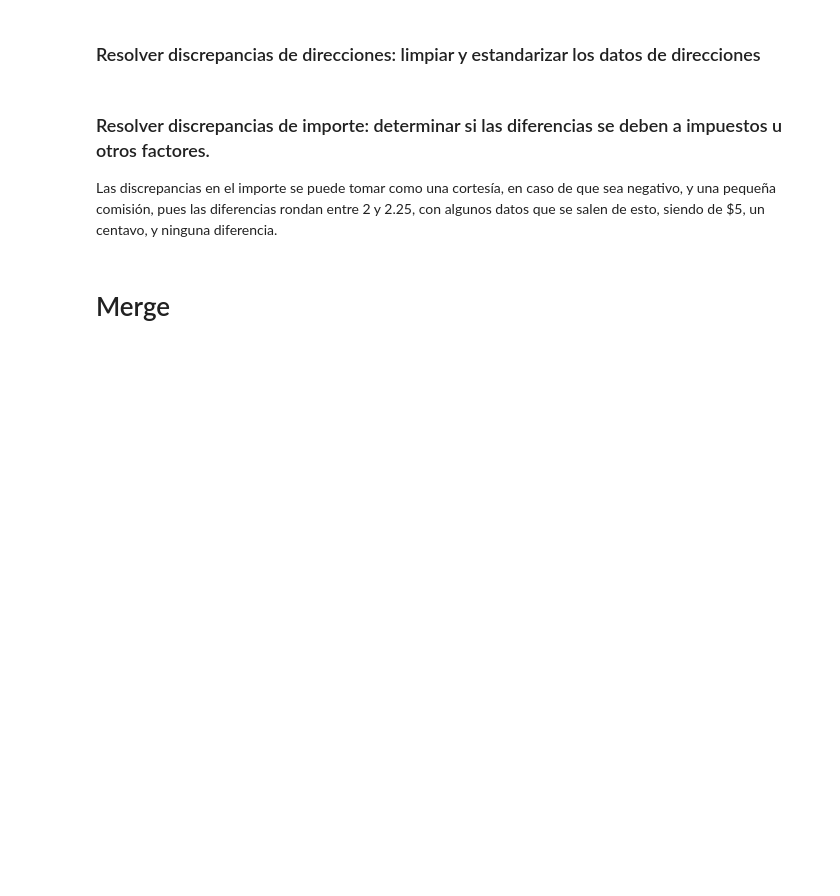
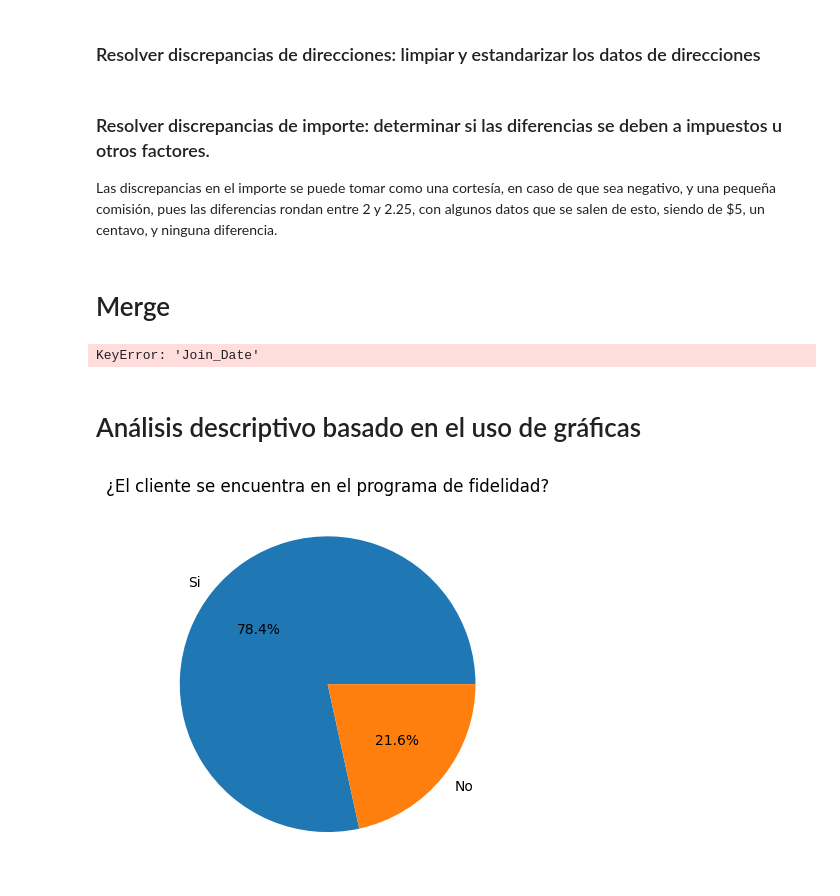
Before and after one commit to SLC-ITESO/MineriaDatos, a Jupyter notebook: Acts/Integracion_Datos/Integracion.ipynb, the cells around one changed output. Saved outputs shown, nothing was run; the diff lists cells and outputs as text; code cells hidden in the pictures; blank space fills up the shorter version.

```diff
--- a/Acts/Integracion_Datos/Integracion.ipynb
+++ b/Acts/Integracion_Datos/Integracion.ipynb
@@ -161,31 +164,50 @@ Las discrepancias en el importe se puede tomar como una cortesía, en caso de qu
 # %% [markdown]
 # Merge
 # %%
-# Renombramiento de columnas para facilitar el merge
+import pandas as pd
+
 t01.rename(columns={"OrderDate": "Order_Date", "OrderAmount": "Order_Amount"})
 t02.rename(columns={"Customer_Name": "cName"})
 t03.rename(columns={"JoinDate": "Join_Date"})
 
-# Merge de t01 y t03, utiliza el ID, Email y Address
-merged = pd.merge(t01, t03, on=["cID", "cEmail", "cAddress"], how="outer", suffixes=("_t01", "_t03"))
+# Merge de t01 y t03 utilizando cID, cEmail y cAddress
+merged = pd.merge(t01, t03, on=["cID", "cEmail", "cAddress"], how="outer")
 
-# Se establece si son clientes del programa de fidelidad al comparar si se encuentran tanto en la primera, como en la tercera tabla
+# Se establece si son clientes del programa de fidelidad (True si tienen Join_Date)
 merged["Joined_VIP"] = merged["Join_Date"].notna()
 
-merged = pd.merge(merged, t02, on="cID", how="outer") # Merge con t02 utilizando el ID
+# Merge con t02 utilizando cID
+merged = pd.merge(merged, t02, on="cID", how="outer")
 
 # Se crea la columnda de orden completada (True si existen datos tanto Order_Date como Purchase_Date)
 merged["Order_Completed"] = merged["Order_Date"].notna() & merged["Purchase_Date"].notna()
 
-# convierte los valores NaN en puntos, order y total con 0
+# Converte los valores NaN en puntos, order y total con 0
 merged["Points"] = merged["Points"].fillna(0)
 merged["Order_Amount"] = merged["Order_Amount"].fillna(0)
 merged["Total_Spent"] = merged["Total_Spent"].fillna(0)
 
-# Calcula la comisión como Total_Spent - Order_Amount, si son menores a 0, se mantiene el 0 de comisión.
+# Calcula la comisión como Total_Spent - Order_Amount, si es menor a 0, se mantiene en 0
 merged["Commision"] = (merged["Total_Spent"] - merged["Order_Amount"]).round(2).clip(lower=0)
 
+# Selección final de columnas, incluyendo Join_Date y Joined_VIP por separado
+MergedData = merged[[
+    "cID", "cName", "cEmail", "cAddress", "Join_Date", "Joined_VIP", "Points",
+    "Order_Date", "Purchase_Date", "Order_Completed", "Order_Amount",
+    "Total_Spent", "Commision", "Location"
+]]
 
-MergedData = merged[["cID", "cName", "cEmail", "cAddress", "Joined_VIP", "Points", "Order_Date", "Purchase_Date", "Order_Completed", "Order_Amount", "Total_Spent", "Commision", "Location"]]
-
+# Guardar el resultado en un archivo CSV
 MergedData.to_csv("MergedData.csv")
+# %% [output]
+KeyError: 'Join_Date'
+# %% [markdown]
+# Análisis descriptivo basado en el uso de gráficas
+# %%
+propo = MergedData["Joined_VIP"].value_counts()
+propolab = 'Si','No'
+plt.pie(propo, labels=propolab, autopct='%1.1f%%')
+plt.title("¿El cliente se encuentra en el programa de fidelidad?")
+plt.show()
+# %% [output]
+[figure, added]
```
Also changed, not shown: parts of 10 cells of this notebook.
